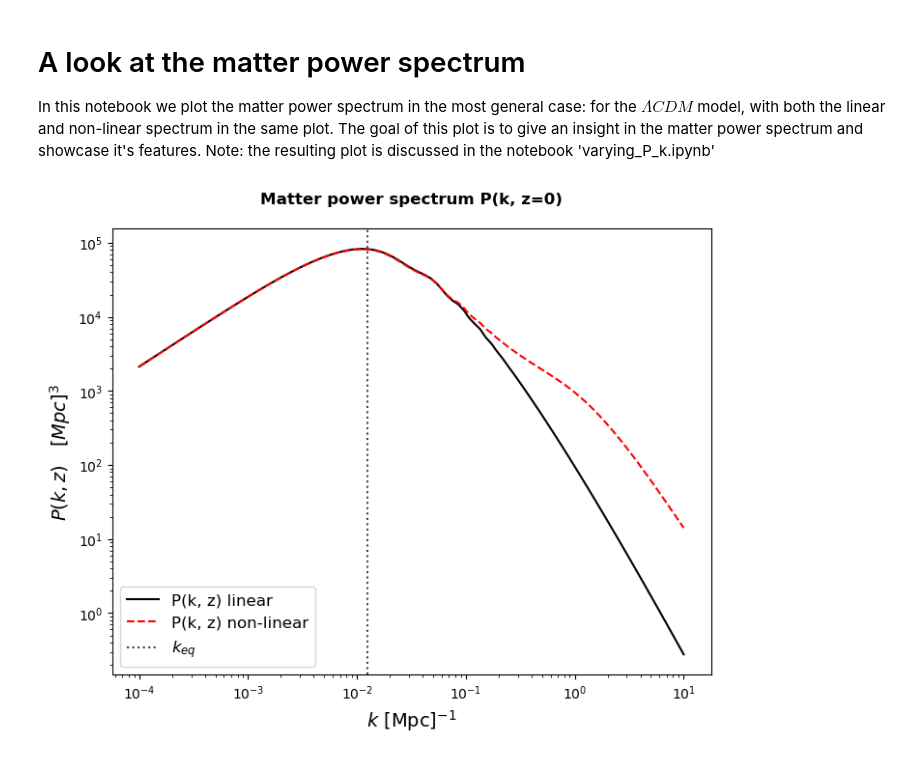
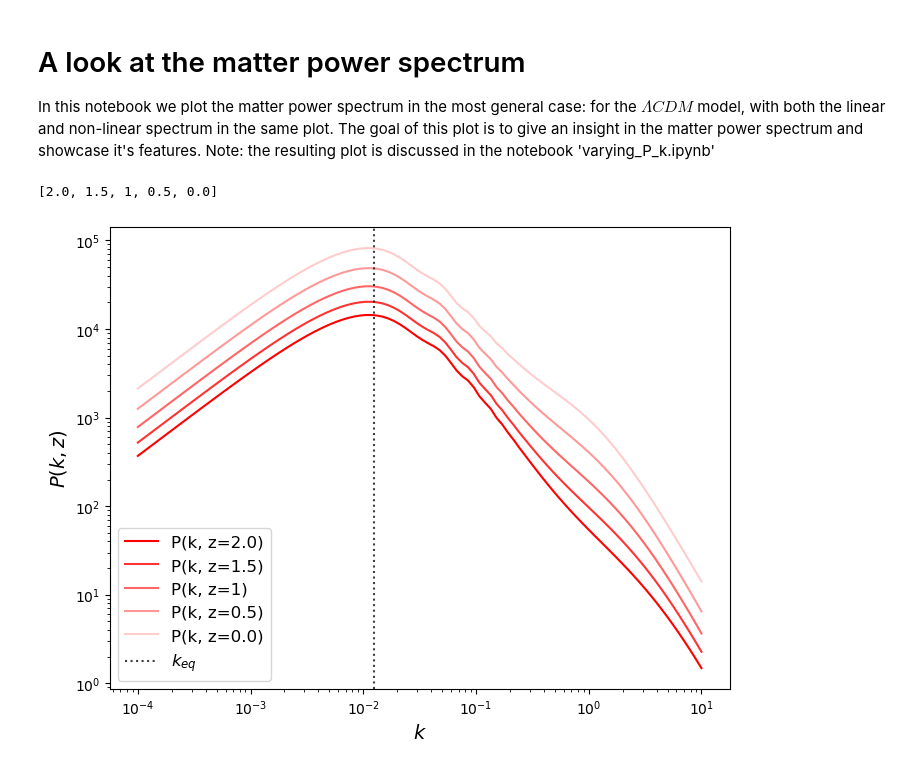
Before and after one commit to XanderHenrik/Masters-Project, a Jupyter notebook: notebooks/Starting notebooks/insight_P_k.ipynb, the cells around one changed output. Drawn from its saved outputs; the diff is of its cells as text; code cells hidden in the pictures.

Commit message:
In the process of finalizing the thesis project, figures are adapted, expanded and created to allow the placement in the thesis. Slight improvements made along that way

```diff
--- a/notebooks/Starting notebooks/insight_P_k.ipynb
+++ b/notebooks/Starting notebooks/insight_P_k.ipynb
@@ -14,43 +14,49 @@ import matplotlib.pyplot as plt
 # %%
 # To plot the matter power spectrum, we must define a cosmology first, based on the LCDM parameters
 
 # To plot the spectrum against the wavenumber:
 kmin, kmax, nk = 1e-4, 1e1, 100
 k = np.geomspace(kmin, kmax, nk) # np.linspace(kmin, kmax, nk) # Try linspace ---> np.geomspace() or maybe np.logspace(); geomspace makes the curve smooth
-a = 1 # scale factor
+z = [0., 0.5, 1, 1.5, 2.]
+print(z[::-1])
+a = [1/(1 + red) for red in z[::-1]]  # scale factor
 
 # The standard values, in a dictionary:
 pars = {r"Omega_c": 0.27, r"Omega_b": 0.045, r"h": 0.67, r"A_s": 2.1e-9, r"n_s": 0.96} # Here we have a reference list of the parameters. This will be altered slightly in the loop.
 
 # For elegance in our plot:
 keys = list(pars)
 keys[0], keys[1], keys[3], keys[4] = r"$\Omega_c$", r"$\Omega_b$", r"$A_s$", r"$n_s$"
 keys.append(r"$N_{eff}$")
 
-# Define the linear matter power spectrum for the "vanilla LCDM" model:
-cosmology = ccl.Cosmology(**pars)#Omega_c=0.27, Omega_b=0.045, h=0.67, A_s=2.1e-9, n_s=0.96) # , transfer_function='boltzmann_class') # , transfer_function="eisenstein_hu")
-vanilla_lcdm = ccl.linear_matter_power(cosmology, k, a)
-vanilla_lcdm_non_lin = ccl.nonlin_matter_power(cosmology, k, a)
-
 # Reference plot of linear and non-linear matter power spectrum:
 # Initiate the plot:
 plt.figure(figsize=(8, 6))
-plt.title("Matter power spectrum P(k, z=0)\n", weight='bold')
+# plt.title("Matter power spectrum P(k, z)\n", weight='bold')
 
-# Plot the linear and non-linear matter power spectra of LCDM:
-plt.loglog(k, vanilla_lcdm, label='P(k, z) linear', color='k')
-plt.loglog(k, vanilla_lcdm_non_lin, label='P(k, z) non-linear', linestyle='dashed', color='r')
+# Define the linear matter power spectrum for the "vanilla LCDM" model:
+cosmology = ccl.Cosmology(**pars)#Omega_c=0.27, Omega_b=0.045, h=0.67, A_s=2.1e-9, n_s=0.96) # , transfer_function='boltzmann_class') # , transfer_function="eisenstein_hu")
+for i in range(len(a)):
+    vanilla_lcdm = ccl.linear_matter_power(cosmology, k, a[i])
+    vanilla_lcdm_non_lin = ccl.nonlin_matter_power(cosmology, k, a[i])
+
+
+    # Plot the linear and non-linear matter power spectra of LCDM:
+    # plt.loglog(k, vanilla_lcdm, label='P(k, z) linear', color='k')
+    plt.loglog(k, vanilla_lcdm_non_lin, label=f'P(k, z={z[::-1][i]})', alpha=(1 - 0.2*i), color='r')
+
 
 # Now we plot some reference lines. NOTE: the values of these lines are purely chosen based on visual result and by no means the official values
 # These lines are just there to give the reader insight and a visual guideline:
 plt.axvline(x=0.0125, linestyle='dotted', color='k', label=r'$k_{eq}$', alpha=0.75)
 # plt.axvline(x=0.005, linestyle='dotted', color='k', label=r'$k_{lin}$', alpha=0.75)
 # plt.axvline(x=0.1, linestyle='dotted', color='r', label=r'$k_{non-lin}$', alpha=0.75)
 
 # For prettyness of the plot and readability:
 plt.legend(loc='lower left', fontsize=12)
-plt.xlabel(r'$k$ [Mpc]$^{-1}$', fontsize=14)
-plt.ylabel(r'$P(k, z)\quad [Mpc]^{3}$', fontsize=14)
+plt.xlabel(r'$k$', fontsize=14)
+plt.ylabel(r'$P(k, z)$', fontsize=14)
 plt.show()
 # %% [output]
+[2.0, 1.5, 1, 0.5, 0.0]
-[figure, old version]
+[figure, new version]
```
Also changed, not shown: 11 other files.
